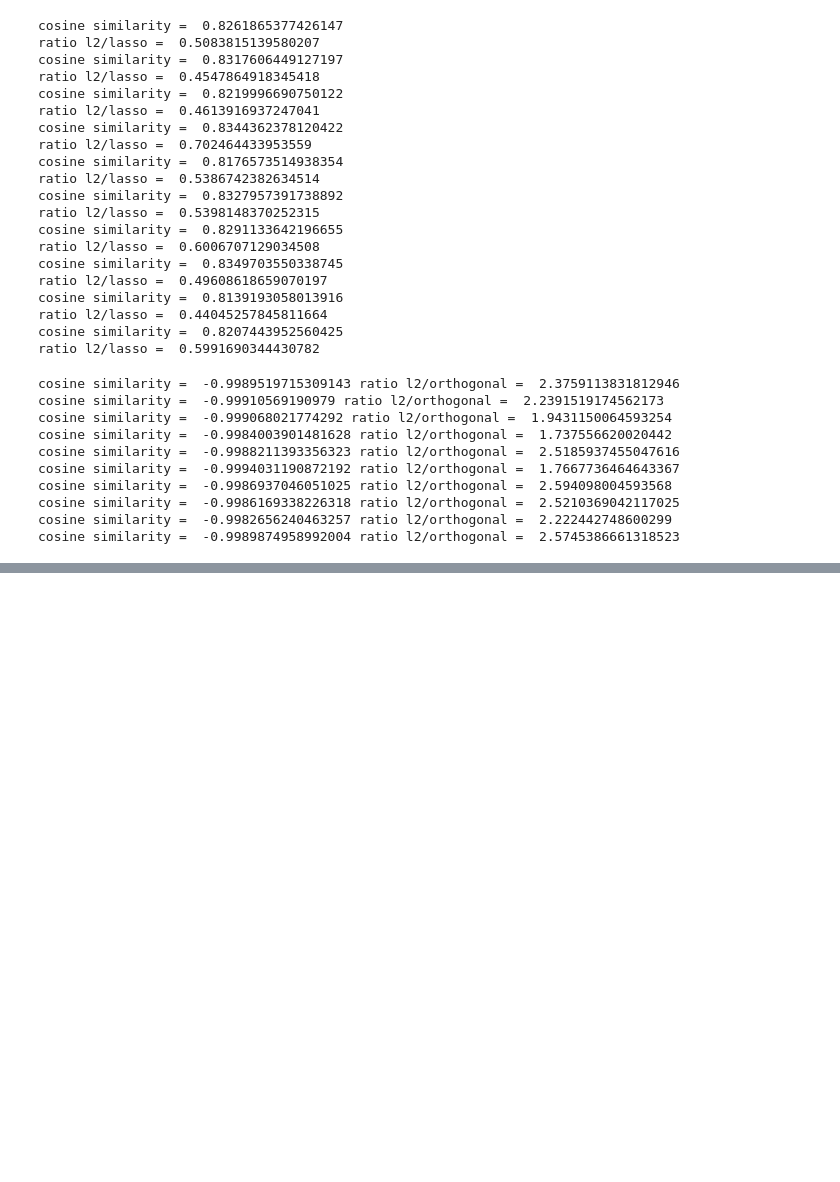
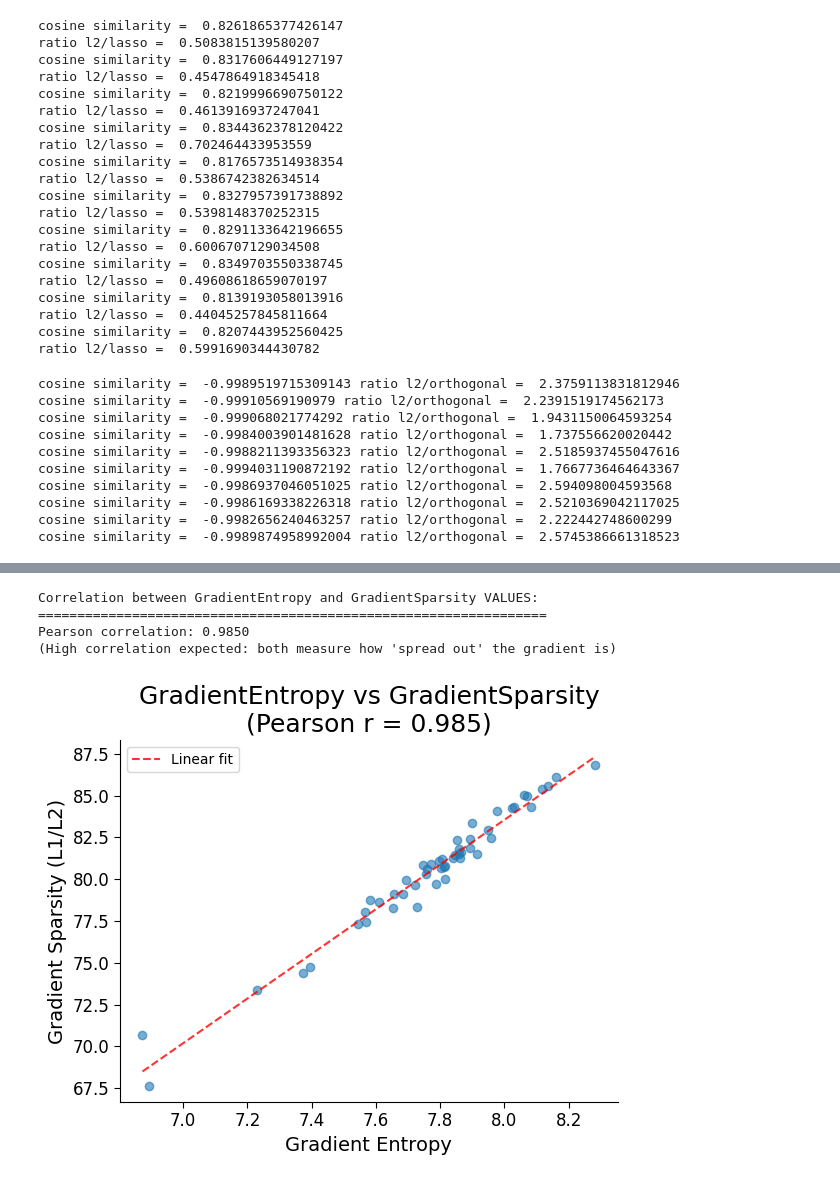
Before and after one commit to jrudoler/estimating-implicit-regularization, a Jupyter notebook: notebooks/l2_estimation_deep_ReLU.ipynb, the cells around one changed output, grey strips where cells are left out. Saved outputs shown, nothing was run; the diff lists cells and outputs as text; code cells hidden in the pictures; blank space fills up the shorter version.

```diff
--- a/notebooks/l2_estimation_deep_ReLU.ipynb
+++ b/notebooks/l2_estimation_deep_ReLU.ipynb
@@ -1005,0 +1344,67 @@ cosine similarity =  -0.9989874958992004 ratio l2/orthogonal =  2.57453866613185
+# %%
+# Correlation between GradientEntropy and GradientSparsity values
+# (Since these don't depend on weights, we compare their VALUES not their weight-gradients)
+
+print("Correlation between GradientEntropy and GradientSparsity VALUES:")
+print("=" * 65)
+
+# Collect values across many networks
+all_entropy = []
+all_sparsity = []
+
+for seed in range(50):
+    torch.manual_seed(seed)
+
+    net = torch.nn.Sequential(
+        torch.nn.Linear(50, 100),
+        torch.nn.ReLU(),
+        torch.nn.Linear(100, 100),
+        torch.nn.ReLU(),
+        torch.nn.Linear(100, 10),
+    )
+
+    X = torch.randn(32, 50)
+    y = torch.randint(0, 10, (32,))
+    grad_vector = compute_loss_gradient(net, X, y).detach()
+    flattened = torch.cat([p.flatten() for p in net.parameters()]).detach()
+
+    ge_bias = GradientEntropyBias(enforce_positive=False)
+    ge_bias.beta.data = torch.tensor(1.0)
+    entropy_val = ge_bias.forward(flattened, [], grad_vector=grad_vector).item()
+
+    gs_bias = GradientSparsityBias(enforce_positive=False)
+    gs_bias.beta.data = torch.tensor(1.0)
+    sparsity_val = gs_bias.forward(flattened, [], grad_vector=grad_vector).item()
+
+    all_entropy.append(entropy_val)
+    all_sparsity.append(sparsity_val)
+
+# Compute correlation
+entropy_arr = np.array(all_entropy)
+sparsity_arr = np.array(all_sparsity)
+correlation = np.corrcoef(entropy_arr, sparsity_arr)[0, 1]
+
+print(f"Pearson correlation: {correlation:.4f}")
+print("(High correlation expected: both measure how 'spread out' the gradient is)")
+
+# Scatter plot
+fig, ax = plt.subplots(figsize=(6, 5))
+ax.scatter(entropy_arr, sparsity_arr, alpha=0.6)
+ax.set_xlabel("Gradient Entropy")
+ax.set_ylabel("Gradient Sparsity (L1/L2)")
+ax.set_title(f"GradientEntropy vs GradientSparsity\n(Pearson r = {correlation:.3f})")
+
+# Add trend line
+z = np.polyfit(entropy_arr, sparsity_arr, 1)
+p = np.poly1d(z)
+x_line = np.linspace(entropy_arr.min(), entropy_arr.max(), 100)
+ax.plot(x_line, p(x_line), "r--", alpha=0.8, label="Linear fit")
+ax.legend()
+plt.tight_layout()
+plt.show()
+# %% [output]
+Correlation between GradientEntropy and GradientSparsity VALUES:
+=================================================================
+Pearson correlation: 0.9850
+(High correlation expected: both measure how 'spread out' the gradient is)
+[figure, added]
```
Also changed, not shown: parts of 30 cells of this notebook, 49 other files.
